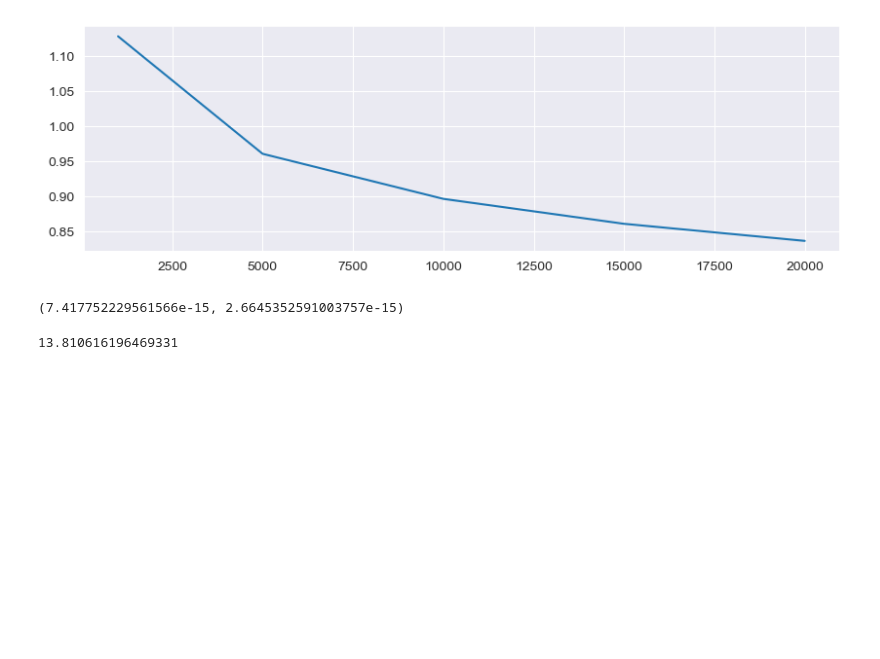
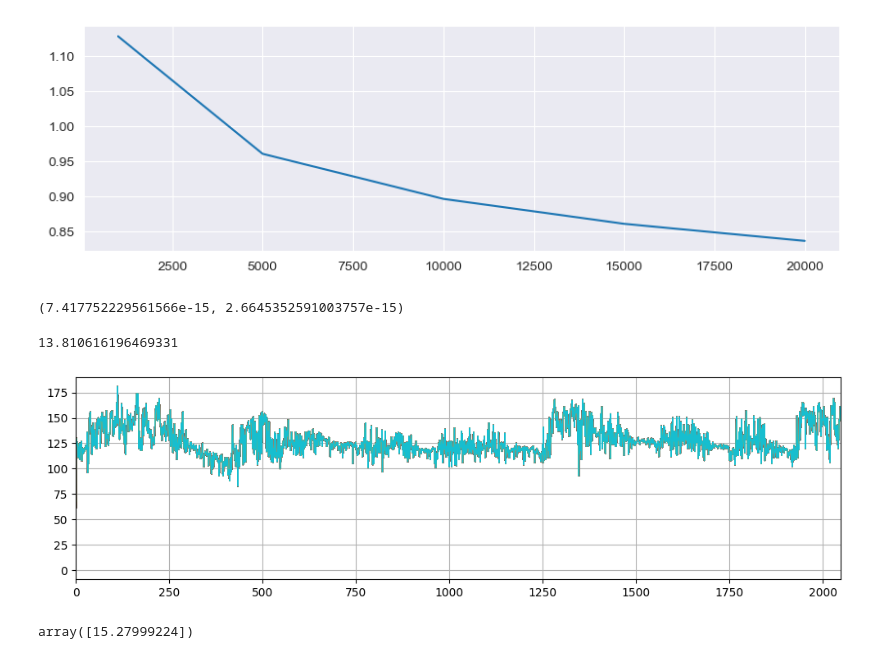
Before and after one commit to mzalaya/wasslsp, a Jupyter notebook: notebooks/real/BabyECG.ipynb, the cells around one changed output. Saved outputs shown, nothing was run; the diff lists cells and outputs as text; code cells hidden in the pictures; blank space fills up the shorter version.

```diff
--- a/notebooks/real/BabyECG.ipynb
+++ b/notebooks/real/BabyECG.ipynb
@@ -173,3 +174,48 @@ np.sqrt(mse(np.array(m_hat), X_tvar_2)), mae(np.array(m_hat), X_tvar_2)
 np.std(X_tvar_2)
 # %% [output]
 13.810616196469331
+# %%
+
+T = df_babyecg['x'].shape[0]
+n_replications = 200
+d = 1
+
+
+X_tvar_2 = np.zeros(T)
+X_tvar_2_mean = np.zeros(T)
+
+X_tvar_2_replications = np.zeros((n_replications, T))
+
+X_dict = {}
+
+for replication in range(n_replications):
+    sigma_star = lambda u: 0.01
+    t = 1
+    epsilon = np.random.normal(size=(T))
+    X = np.zeros((T,d))
+    while t <= T-1 :
+        X_tvar_2[t] = df_babyecg['x'].values[t] + sigma_star(t/T) * epsilon[t]
+        X[t] = [X_tvar_2[t-1]]
+        t += 1
+
+    X_dict[str(replication)] = X
+    X_tvar_2_replications[replication] = X_tvar_2
+# %%
+plt.rcParams["figure.figsize"] = (10,3)
+
+u_var = np.linspace(0., 1., T)
+
+for replication in range(n_replications):
+    plt.plot(X_tvar_2_replications[replication], lw=1)
+    # plt.plot(X_tvar_2_replications_u_var[replication], lw=2)
+    # plt.plot(X_tvar_2_mean)
+    # plt.xticks(np.arange(0, T+1, 200, dtype=int))
+    plt.xlim(0, T)
+    #plt.title(r'$Y_{t,T} = m^\star(\frac{t}{T}, X_{t,T}) + \varepsilon_{t,T}$')
+    # plt.legend()
+    plt.tight_layout()
+    plt.grid(True)
+    #plt.savefig(path_fig+"mean_funciton", dpi=150)
+plt.show()
+# %% [output]
+[figure, added]
@@ -175,0 +227,5 @@ np.std(X_tvar_2)
+# %%
+xi = 0.499/ (d+1)
+times_T * np.array(times_T)**(-xi) /20
+# %% [output]
+array([15.27999224])
```
Also changed, not shown: parts of 23 cells of this notebook, 29 other files.
